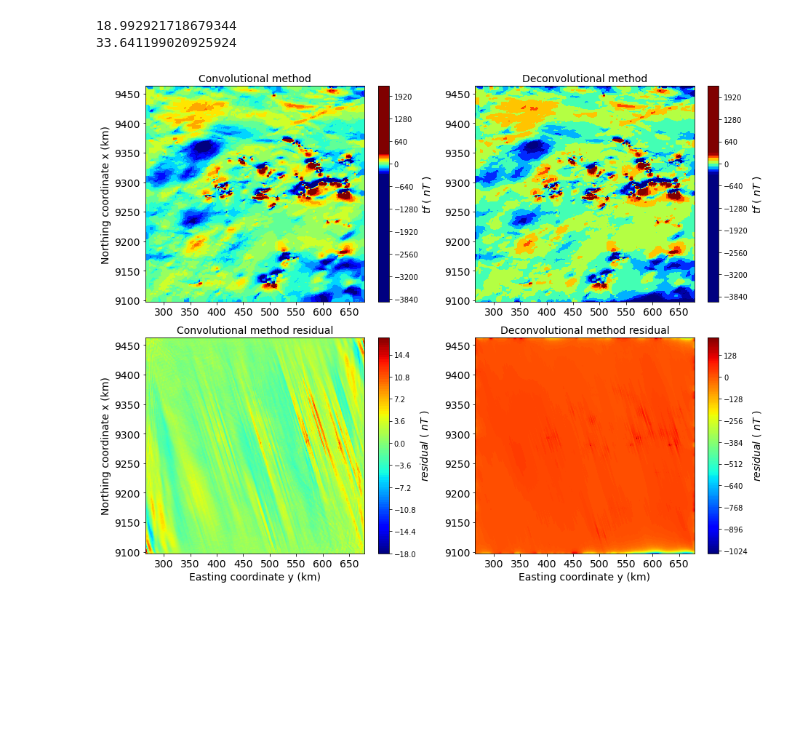
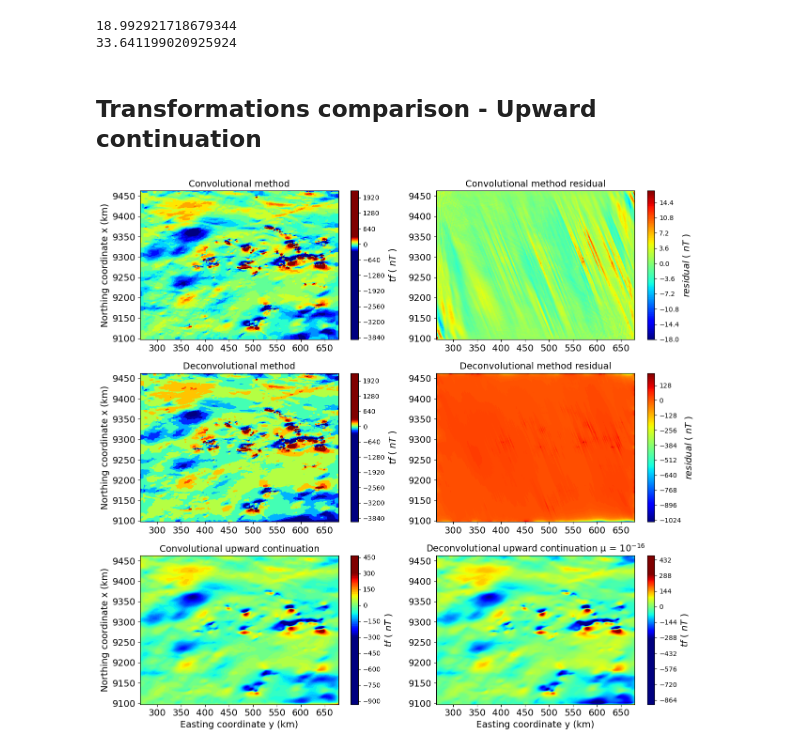
Before and after one commit to DiegoTaka/fast_equivalent_layer, a Jupyter notebook: code/mag/real_data_mag/Carajas_Mag_CGLS.ipynb, the cells around one changed output. Cells and saved outputs as stored; diff of their text form; code cells hidden in the pictures; blank space fills up the shorter version.

```diff
--- a/code/mag/real_data_mag/Carajas_Mag_CGLS.ipynb
+++ b/code/mag/real_data_mag/Carajas_Mag_CGLS.ipynb
@@ -136,11 +136,22 @@ print (std)
 # %% [output]
 18.992921718679344
 33.641199020925924
+# %% [markdown]
+## Transformations comparison - Upward continuation
+# %%
+z_up = np.ones_like(xi) * -3500
+
+hxx,hxy,hxz,hyy,hyz,hzz = fc.h_bttb_mag(xi,yi,z_up,zj,F,h,shape_m)
+cev = fc.ones_cev_mag(hxx,hxy,hxz,hyy,hyz,hzz,shape_m,N,F,h)
+
+tf_conv_up = fc.fast_forward_bccb_mag(cev,p_cgls,shape_m,N)
+tf_deconv_up = fc.fast_forward_bccb_mag(cev,p_cgls_ced,shape_m,N)
 # %%
 # plot of the total field anomaly at z=900
-fig = plt.figure(figsize=(13, 10))
+fig = plt.figure(figsize=(13, 12))
 fig.patch.set_facecolor('xkcd:white')
-plt.subplot(221)
+
+plt.subplot(321)
 plt.title('Convolutional method', y=1, x=0.5, fontsize=14)
 plt.tricontourf(yi_plot, xi_plot, dobs_cgls, 200, vmin=-300, vmax=300, cmap='jet')
 cb = plt.colorbar()
@@ -152,43 +163,67 @@ plt.yticks(fontsize=14)
 #plt.xlabel('Easting coordinate y (km)', fontsize=14)
 plt.ylabel('Northing coordinate x (km)', fontsize=14)
 
-plt.subplot(223)
+plt.subplot(322)
 plt.title('Convolutional method residual', y=1, x=0.5, fontsize=14)
 plt.tricontourf(yi_plot, xi_plot, delta_dobs, 100, cmap='jet')
 cb = plt.colorbar()
 cb.set_label('$residual$ ( $nT$ )', rotation=90, fontsize=14)
 plt.xlim(np.min(yi_plot),np.max(yi_plot))
 plt.ylim(np.min(xi_plot),np.max(xi_plot))
 plt.xticks(fontsize=14)
 plt.yticks(fontsize=14)
-plt.xlabel('Easting coordinate y (km)', fontsize=14)
-plt.ylabel('Northing coordinate x (km)', fontsize=14)
+#plt.xlabel('Easting coordinate y (km)', fontsize=14)
+#plt.ylabel('Northing coordinate x (km)', fontsize=14)
 
-plt.subplot(222)
+plt.subplot(323)
 plt.title('Deconvolutional method', y=1, x=0.5, fontsize=14)
 plt.tricontourf(yi_plot, xi_plot, dobs_cgls_dec, 100, vmin=-300, vmax=300, cmap='jet')
 cb = plt.colorbar()
 cb.set_label('$tf$ ( $nT$ )', rotation=90, fontsize=14)
 plt.xlim(np.min(yi_plot),np.max(yi_plot))
 plt.ylim(np.min(xi_plot),np.max(xi_plot))
 plt.xticks(fontsize=14)
 plt.yticks(fontsize=14)
 #plt.xlabel('Easting coordinate y (km)', fontsize=14)
-#plt.ylabel('Northing coordinate x (km)', fontsize=14)
+plt.ylabel('Northing coordinate x (km)', fontsize=14)
 
-plt.subplot(224)
+plt.subplot(324)
 plt.title('Deconvolutional method residual', y=1, x=0.5, fontsize=14)
 plt.tricontourf(yi_plot, xi_plot, delta_dobs_dec, 200, cmap='jet')
 cb = plt.colorbar()
 cb.set_label('$residual$ ( $nT$ )', rotation=90, fontsize=14)
+plt.xlim(np.min(yi_plot),np.max(yi_plot))
+plt.ylim(np.min(xi_plot),np.max(xi_plot))
+plt.xticks(fontsize=14)
+plt.yticks(fontsize=14)
+#plt.xlabel('Easting coordinate y (km)', fontsize=14)
+#plt.ylabel('Northing coordinate x (km)', fontsize=14)
+
+plt.subplot(325)
+plt.title('Convolutional upward continuation', y=1, x=0.5, fontsize=14)
+plt.tricontourf(yi_plot, xi_plot, tf_conv_up, 100, vmin=-300, vmax=300, cmap='jet')
+cb = plt.colorbar()
+cb.set_label('$tf$ ( $nT$ )', rotation=90, fontsize=14)
+plt.xlim(np.min(yi_plot),np.max(yi_plot))
+plt.ylim(np.min(xi_plot),np.max(xi_plot))
+plt.xticks(fontsize=14)
+plt.yticks(fontsize=14)
+plt.xlabel('Easting coordinate y (km)', fontsize=14)
+plt.ylabel('Northing coordinate x (km)', fontsize=14)
+
+plt.subplot(326)
+plt.title('Deconvolutional upward continuation \u03BC = $10^{-16}$', y=1, x=0.5, fontsize=14)
+plt.tricontourf(yi_plot, xi_plot, tf_deconv_up, 200, vmin=-300, vmax=300, cmap='jet')
+cb = plt.colorbar()
+cb.set_label('$tf$ ( $nT$ )', rotation=90, fontsize=14)
 plt.xlim(np.min(yi_plot),np.max(yi_plot))
 plt.ylim(np.min(xi_plot),np.max(xi_plot))
 plt.xticks(fontsize=14)
 plt.yticks(fontsize=14)
 plt.xlabel('Easting coordinate y (km)', fontsize=14)
 #plt.ylabel('Northing coordinate x (km)', fontsize=14)
 
 plt.tight_layout()
 plt.savefig('../../../manuscript/Fig/carajas_tf_predito_1000x500.png', dpi=300)
 # %% [output]
-[figure, old version]
+[figure, new version]
```
Also changed, not shown: parts of 3 cells of this notebook, 19 other files.
